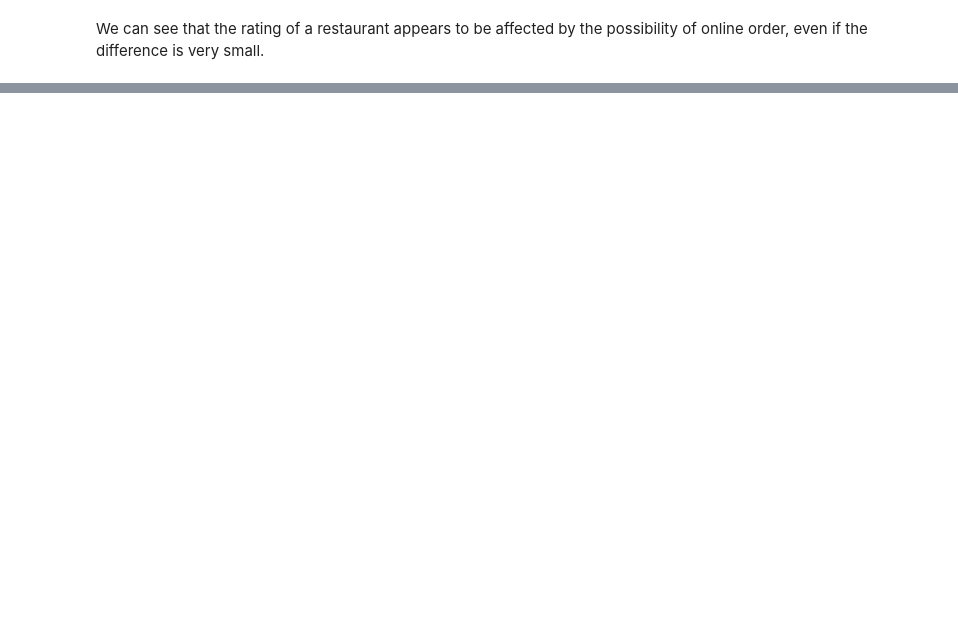
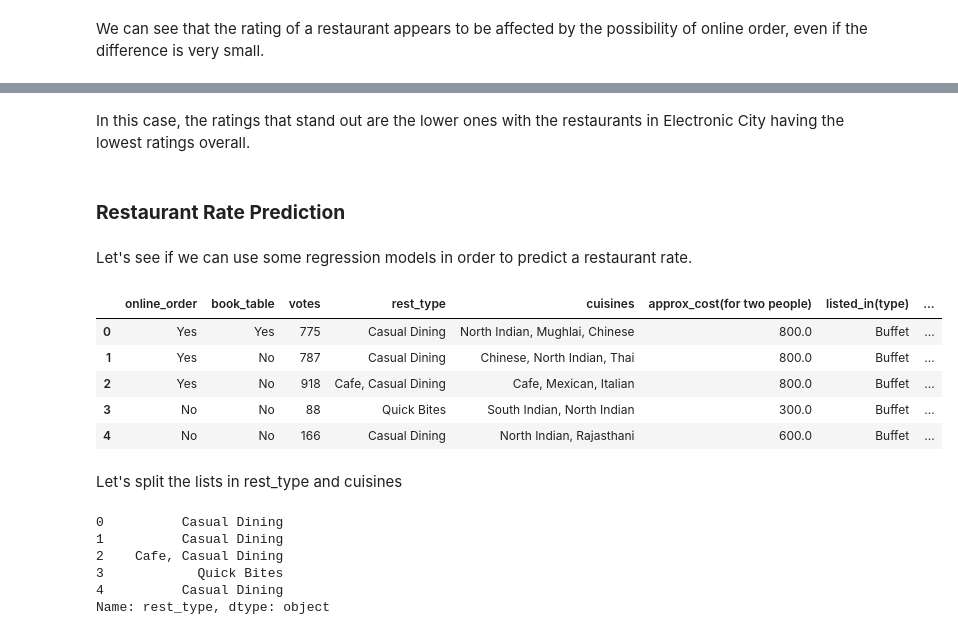
Before and after one commit to ricardoamferreira/ricardoamferreira.github.io, a Jupyter notebook: Notebooks/Zomato_Bangalore_Restaurants.ipynb, the cells around one changed output, grey strips where cells are left out. Drawn from its saved outputs; the diff is of its cells as text; code cells hidden in the pictures; blank space fills up the shorter version.

Commit message:
Development in Zomato Bangalore Restaurants analysis

```diff
--- a/Notebooks/Zomato_Bangalore_Restaurants.ipynb
+++ b/Notebooks/Zomato_Bangalore_Restaurants.ipynb
@@ -339,0 +411,27 @@ We can see that the rating of a restaurant appears to be affected by the possibi
+# %% [markdown]
+In this case, the ratings that stand out are the lower ones with the restaurants in Electronic City having the lowest ratings overall.
+# %% [markdown]
+### **Restaurant Rate Prediction**
+# %% [markdown]
+Let's see if we can use some regression models in order to predict a restaurant rate.
+# %%
+pred_df = df.copy()
+pred_df.head()
+# %% [output]
+|  | online_order | book_table | votes | rest_type | cuisines | approx_cost(for two people) | listed_in(type) | ... |
+| 0 | Yes | Yes | 775 | Casual Dining | North Indian, Mughlai, Chinese | 800.0 | Buffet | ... |
+| 1 | Yes | No | 787 | Casual Dining | Chinese, North Indian, Thai | 800.0 | Buffet | ... |
+| 2 | Yes | No | 918 | Cafe, Casual Dining | Cafe, Mexican, Italian | 800.0 | Buffet | ... |
+| 3 | No | No | 88 | Quick Bites | South Indian, North Indian | 300.0 | Buffet | ... |
+| 4 | No | No | 166 | Casual Dining | North Indian, Rajasthani | 600.0 | Buffet | ... |
+# %% [markdown]
+Let's split the lists in rest_type and cuisines
+# %%
+pred_df["rest_type"].head()
+# %% [output]
+0          Casual Dining
+1          Casual Dining
+2    Cafe, Casual Dining
+3            Quick Bites
+4          Casual Dining
+Name: rest_type, dtype: object
```
Also changed, not shown: parts of 23 cells of this notebook.
